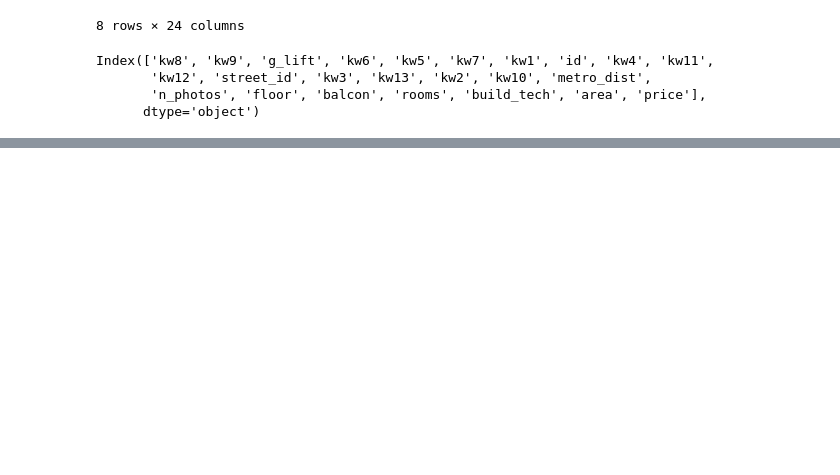
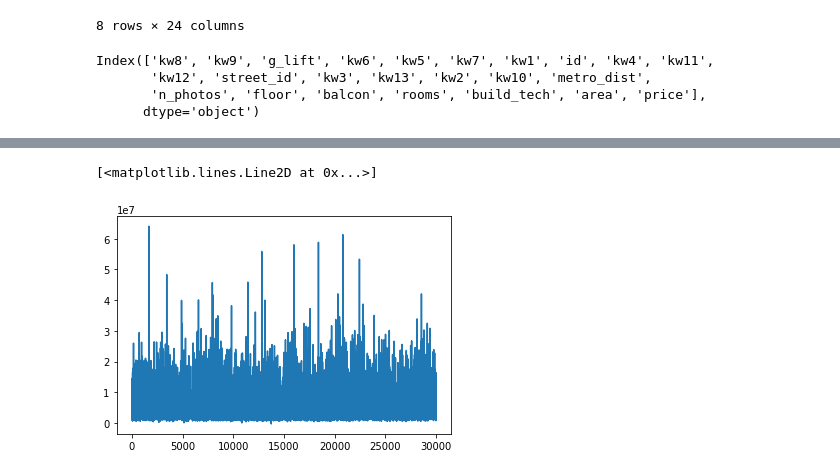
Before and after one commit to tsgnkv/introml2018-2, a Jupyter notebook: property_prices.ipynb, the cells around one changed output, grey strips where cells are left out. Saved outputs shown, nothing was run; the diff lists cells and outputs as text; code cells hidden in the pictures; blank space fills up the shorter version.

```diff
--- a/property_prices.ipynb
+++ b/property_prices.ipynb
@@ -353,2 +330,6 @@ X = normalize(X)
+# %%
+mean = X.mean(axis=0)
+std = X.std(axis=0)
+X = (X - mean) / std
 # %%
-X_train, X_test, y_train, y_test = train_test_split(X, y, test_size=0.2, random_state=42)
+X_train, X_test, y_train, y_test = train_test_split(X, y, test_size=0.3, random_state=42)
@@ -374,7 +338,7 @@ mean_absolute_error(y_test, regressor.predict(X_test))
 # %%
 from xgboost import XGBRegressor
 # %%
-rgr = XGBRegressor(max_depth=10, n_estimators=1000, learning_rate=0.01)
+rgr = XGBRegressor(max_depth=8, n_estimators=600, learning_rate=0.1, min_samples_leaf=20)
 # %%
 rgr.fit(X_train, y_train)
 # %% [output]
@@ -394,0 +378,5 @@ rgr.score(X_test, y_test)
+# %%
+plt.plot(rgr.predict(X_test))
+# %% [output]
+[<matplotlib.lines.Line2D at 0x...>]
+[figure, added]
```
Also changed, not shown: parts of 37 cells of this notebook.
